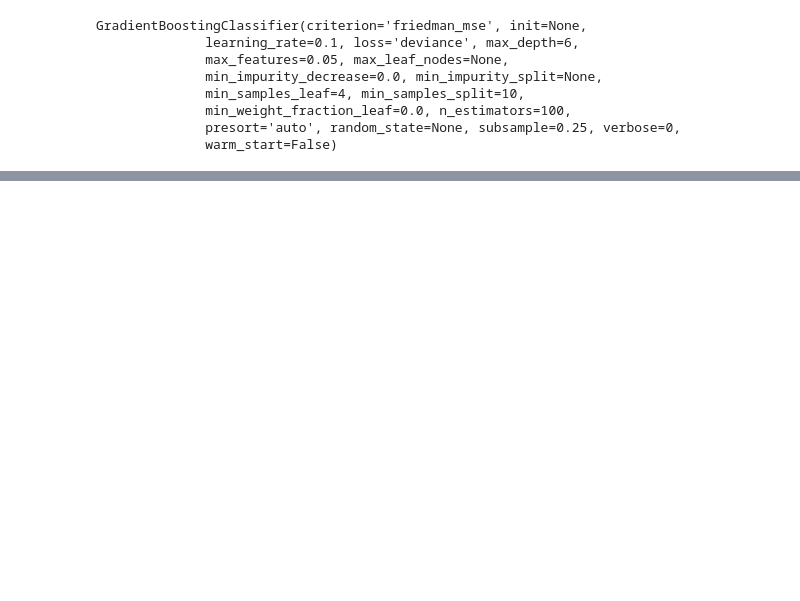
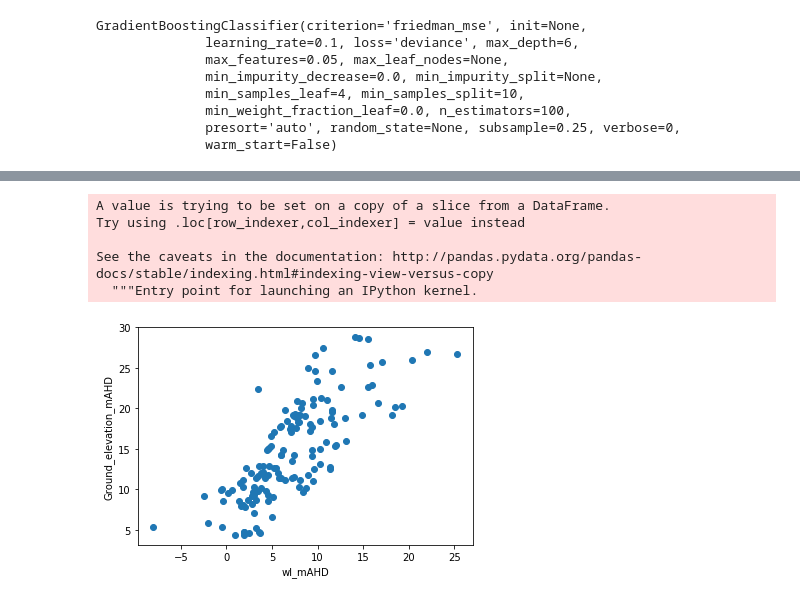
Before and after one commit to GeoscienceAustralia/hydrogeol_utils, a Jupyter notebook: notebooks/EastKimberley_water_table_mapping.ipynb, the cells around one changed output, grey strips where cells are left out. Drawn from its saved outputs; the diff is of its cells as text; code cells hidden in the pictures; blank space fills up the shorter version.

```diff
--- a/notebooks/EastKimberley_water_table_mapping.ipynb
+++ b/notebooks/EastKimberley_water_table_mapping.ipynb
@@ -1273,0 +1417,22 @@ array([ 0.90287  ,  0.6018585, -0.3816789, -0.3790998,  0.2109002,
+# %%
+df_water_tables_subset['water_table_elevation'] = df_water_tables_subset['lid100m_elevation_mAHD'] - df_water_tables_subset['water_table_depth']
+# %% [output]
+A value is trying to be set on a copy of a slice from a DataFrame.
+Try using .loc[row_indexer,col_indexer] = value instead
+
+See the caveats in the documentation: http://pandas.pydata.org/pandas-docs/stable/indexing.html#indexing-view-versus-copy
+  """Entry point for launching an IPython kernel.
+# %%
+# To demonstrate the relationship between the groundwater elevation and ground elevation we
+# run a scatter plot
+
+
+plt.scatter(df_water_tables_subset['water_table_elevation'].values,
+           df_water_tables_subset['lid100m_elevation_mAHD'].values)
+
+plt.xlabel('wl_mAHD')
+plt.ylabel('Ground_elevation_mAHD')
+
+plt.show()
+# %% [output]
+[figure, added]
```
Also changed, not shown: parts of 31 cells of this notebook, 1 other file.
